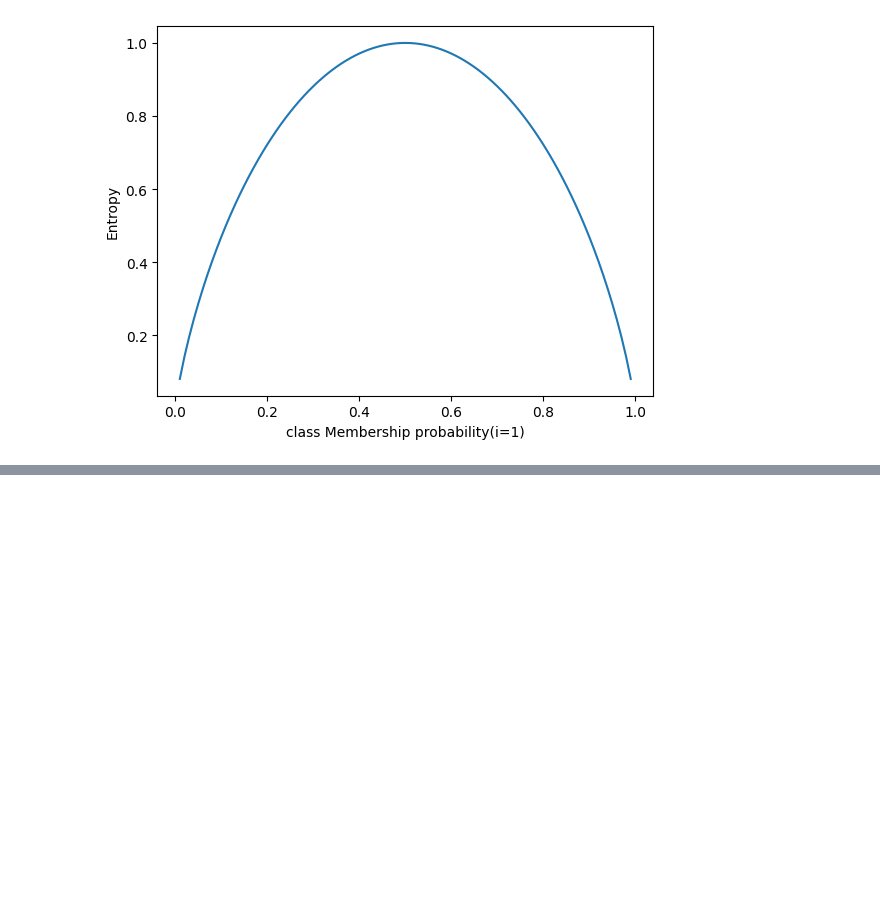
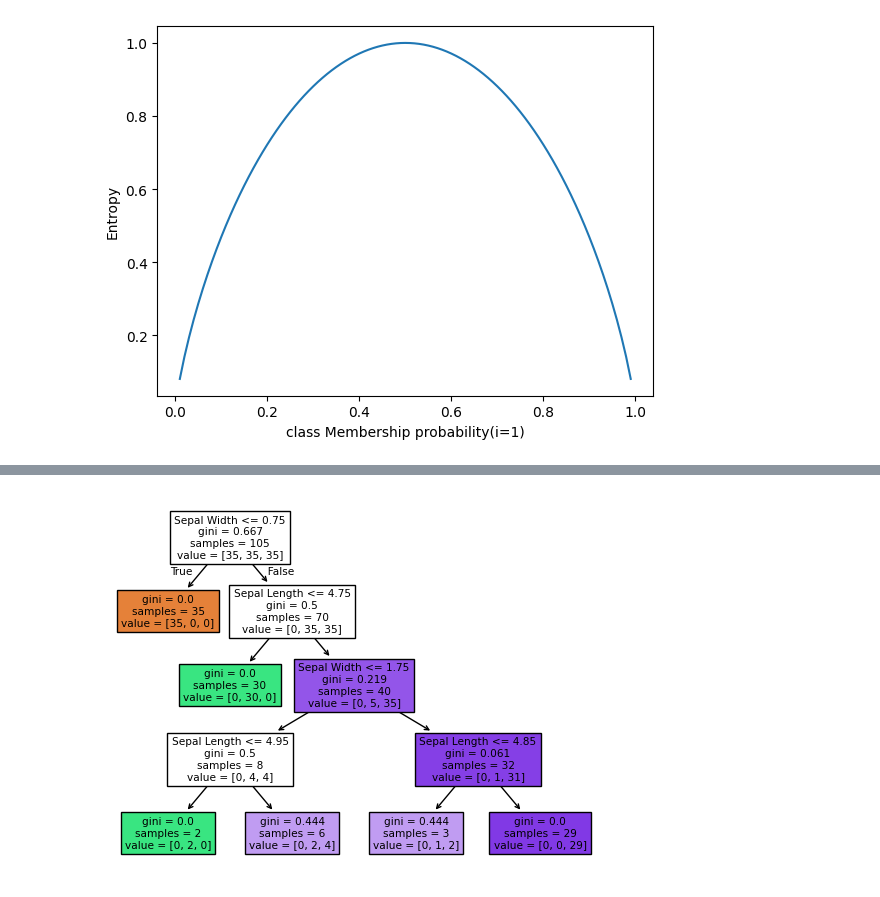
Before and after one commit to MonuSingh16/code-practice-courses-books, a Jupyter notebook: machine-learning-python/ch03-scikit-learn-classifiers.ipynb, the cells around one changed output, grey strips where cells are left out. Saved outputs shown, nothing was run; the diff lists cells and outputs as text; code cells hidden in the pictures; blank space fills up the shorter version.

```diff
--- a/machine-learning-python/ch03-scikit-learn-classifiers.ipynb
+++ b/machine-learning-python/ch03-scikit-learn-classifiers.ipynb
@@ -441,0 +434,8 @@ AttributeError: 'tuple' object has no attribute 'plot'
+# %%
+from sklearn import tree
+
+feature_names = ['Sepal Length', 'Sepal Width', 'Petal Length', 'Petal Width']
+tree.plot_tree(tree_model, feature_names=feature_names, filled=True) # filled , Color the nodes by majority class label at that node
+plt.show()
+# %% [output]
+[figure, added]
```
Also changed, not shown: parts of 13 cells of this notebook.
